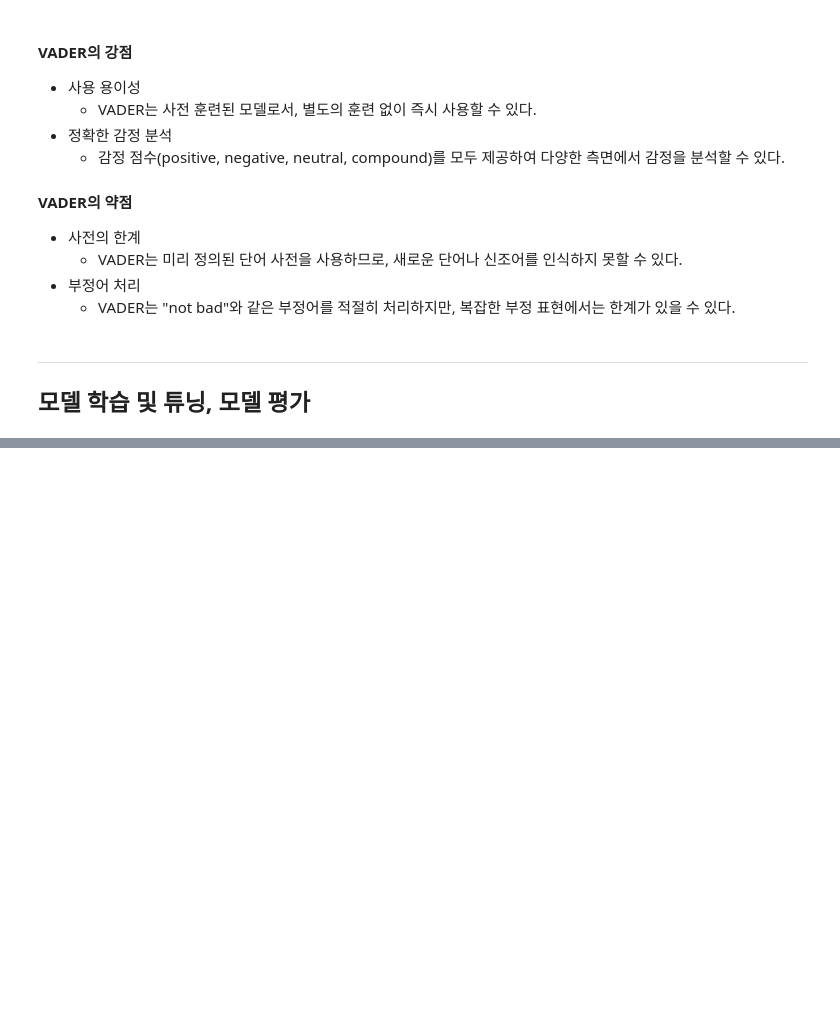
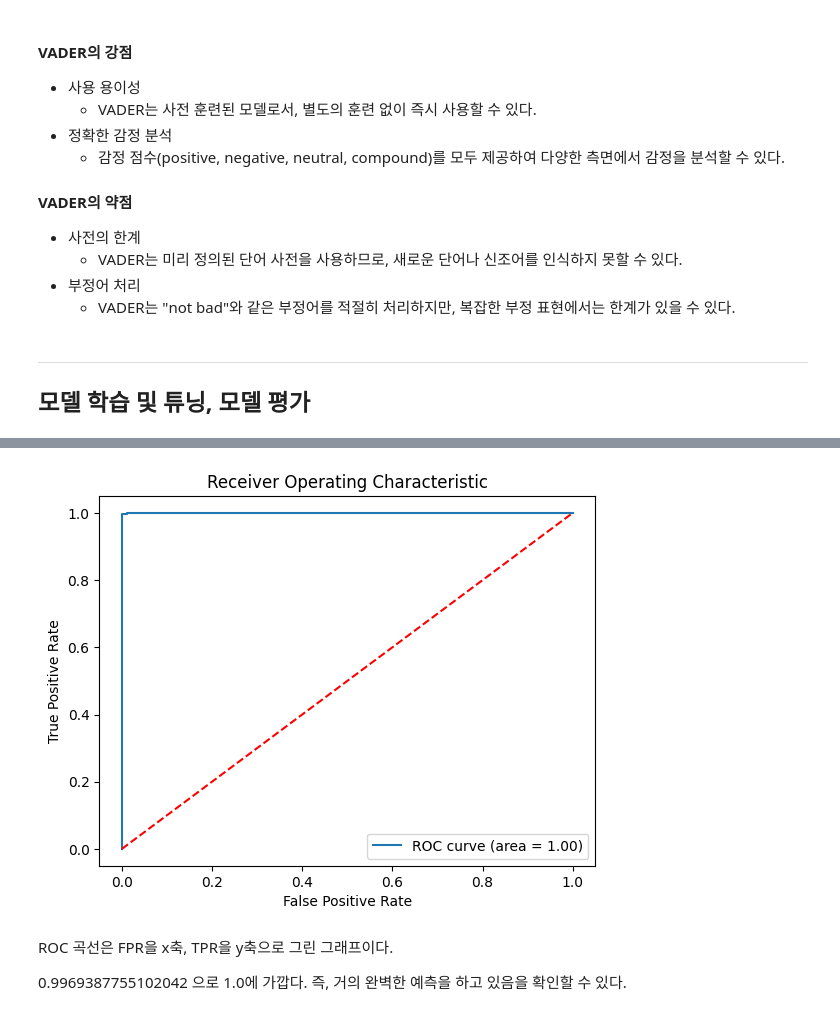
Before and after one commit to Konkuk-Univ-Glocal-Campus/ml202401-final-so900d, a Jupyter notebook: final_202020925.ipynb, the cells around one changed output, grey strips where cells are left out. Cells and saved outputs as stored; diff of their text form; code cells hidden in the pictures; blank space fills up the shorter version.

```diff
--- a/final_202020925.ipynb
+++ b/final_202020925.ipynb
@@ -606,0 +666,19 @@ Standard deviation of cross-validation roc_auc: 0.0
+# %%
+#ROC 곡선 생성
+y_prob = best_model.predict_proba(X_test)[:, 1] #테스트 데이터에 대한 예측 확률을 반환. [:, 1]은 긍정 클래스(1)의 확률을 선택.
+fpr, tpr, thresholds = roc_curve(y_test, y_prob) #다양한 임계값에 대한 FPR(False Positive Rate), TPR(True Positive Rate) 계산
+
+plt.figure()
+plt.plot(fpr, tpr, label='ROC curve (area = %0.2f)' % roc_auc) #FPR를 x축, TPR를 y축으로 그래프 생성
+plt.plot([0, 1], [0, 1], 'r--') #축 시작과 끝 지정
+plt.xlabel('False Positive Rate') #x축 제목 지정
+plt.ylabel('True Positive Rate') #y축 제목 지정
+plt.title('Receiver Operating Characteristic') #그래프 제목 지정
+plt.legend(loc="lower right") #우하단 범례 위치 지정
+plt.show()
+# %% [output]
+[figure, added]
+# %% [markdown]
+ROC 곡선은 FPR을 x축, TPR을 y축으로 그린 그래프이다.
+
+0.9969387755102042 으로 1.0에 가깝다. 즉, 거의 완벽한 예측을 하고 있음을 확인할 수 있다.
```
Also changed, not shown: parts of 25 cells of this notebook.
